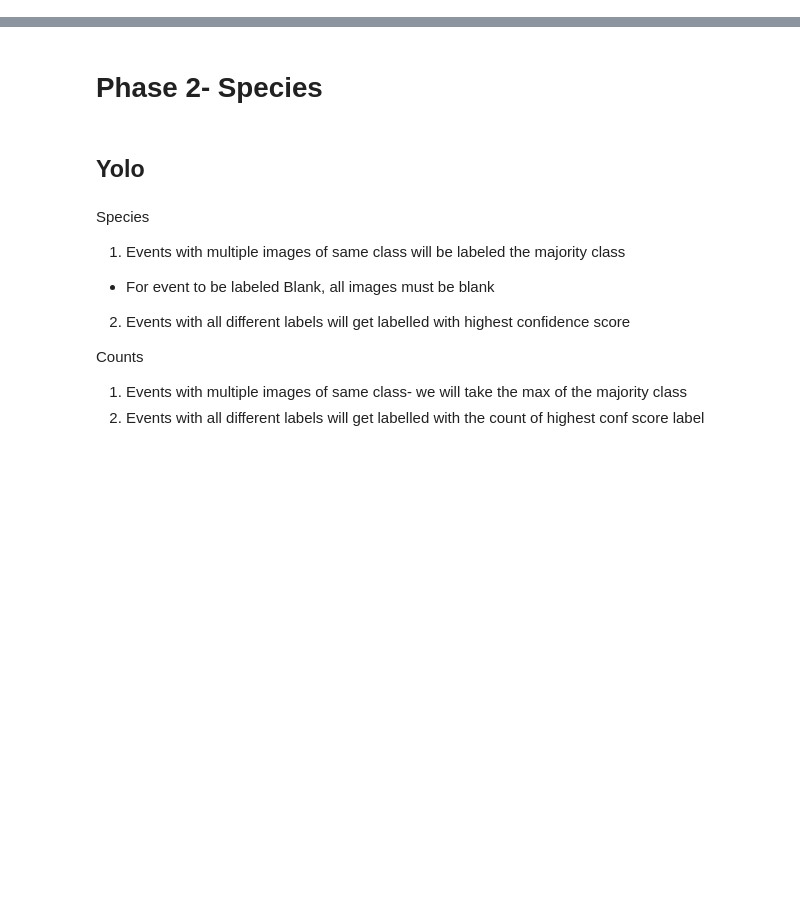
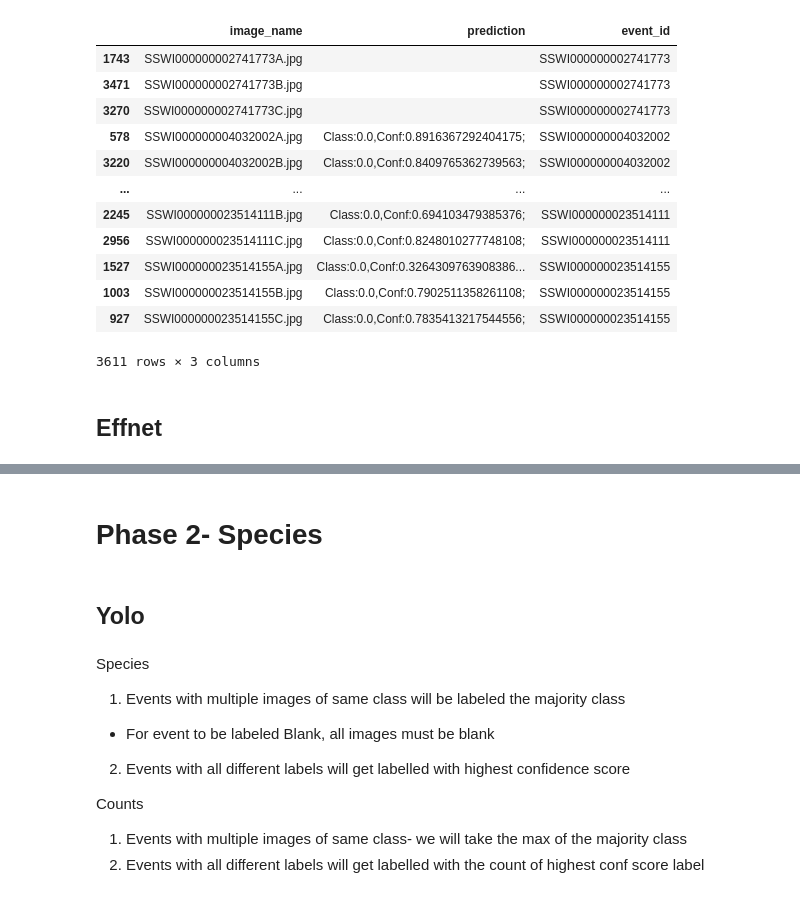
Before and after one commit to jroshanucb/capstone, a Jupyter notebook: ensemble/Ensemble Predictions.ipynb, the cells around one changed output, grey strips where cells are left out. Saved outputs shown, nothing was run; the diff lists cells and outputs as text; code cells hidden in the pictures; blank space fills up the shorter version.

```diff
--- a/ensemble/Ensemble Predictions.ipynb
+++ b/ensemble/Ensemble Predictions.ipynb
@@ -37,0 +42,19 @@ labels.insert(0, 'class', range(0, len(labels)))
+# %%
+#Read lines from txt results file
+
+toppath = 'phase 1-blank/'
+txt_file = 'phase1_yolo.txt'
+
+with open(toppath + txt_file, 'r') as f:
+    blank_yolo_lines = f.readlines()
+# %%
+yolo_image_prediction_list = []
+yolo_blank_prediction_list = []
+
+
+for line in blank_yolo_lines:
+
+    image_name = line.split('Filename: ')[1].split('; ')[0]
+    prediction = line.split('; ')[1].split('; Bbox[list]')[0]
+    yolo_image_prediction_list.append(image_name)
+    yolo_blank_prediction_list.append(prediction)
@@ -37,0 +81,18 @@ labels.insert(0, 'class', range(0, len(labels)))
+# %%
+yolo_stage_1_prediction_df = pd.DataFrame({'image_name': yolo_image_prediction_list, 'prediction': yolo_blank_prediction_list})
+# %%
+yolo_stage_1_prediction_df.sort_values(by = 'image_name')
+# %% [output]
+|  | image_name | prediction | event_id |
+| 1743 | SSWI000000002741773A.jpg |  | SSWI000000002741773 |
+| 3471 | SSWI000000002741773B.jpg |  | SSWI000000002741773 |
+| 3270 | SSWI000000002741773C.jpg |  | SSWI000000002741773 |
+| 578 | SSWI000000004032002A.jpg | Class:0.0,Conf:0.8916367292404175; | SSWI000000004032002 |
+| 3220 | SSWI000000004032002B.jpg | Class:0.0,Conf:0.8409765362739563; | SSWI000000004032002 |
+| ... | ... | ... | ... |
+| 2245 | SSWI000000023514111B.jpg | Class:0.0,Conf:0.694103479385376; | SSWI000000023514111 |
+| 2956 | SSWI000000023514111C.jpg | Class:0.0,Conf:0.8248010277748108; | SSWI000000023514111 |
+| 1527 | SSWI000000023514155A.jpg | Class:0.0,Conf:0.3264309763908386... | SSWI000000023514155 |
+| 1003 | SSWI000000023514155B.jpg | Class:0.0,Conf:0.7902511358261108; | SSWI000000023514155 |
+| 927 | SSWI000000023514155C.jpg | Class:0.0,Conf:0.7835413217544556; | SSWI000000023514155 |
+3611 rows × 3 columns
@@ -37,0 +109,2 @@ labels.insert(0, 'class', range(0, len(labels)))
+# %% [markdown]
+## Effnet
```
Also changed, not shown: parts of 13 cells of this notebook, 4 other files.
